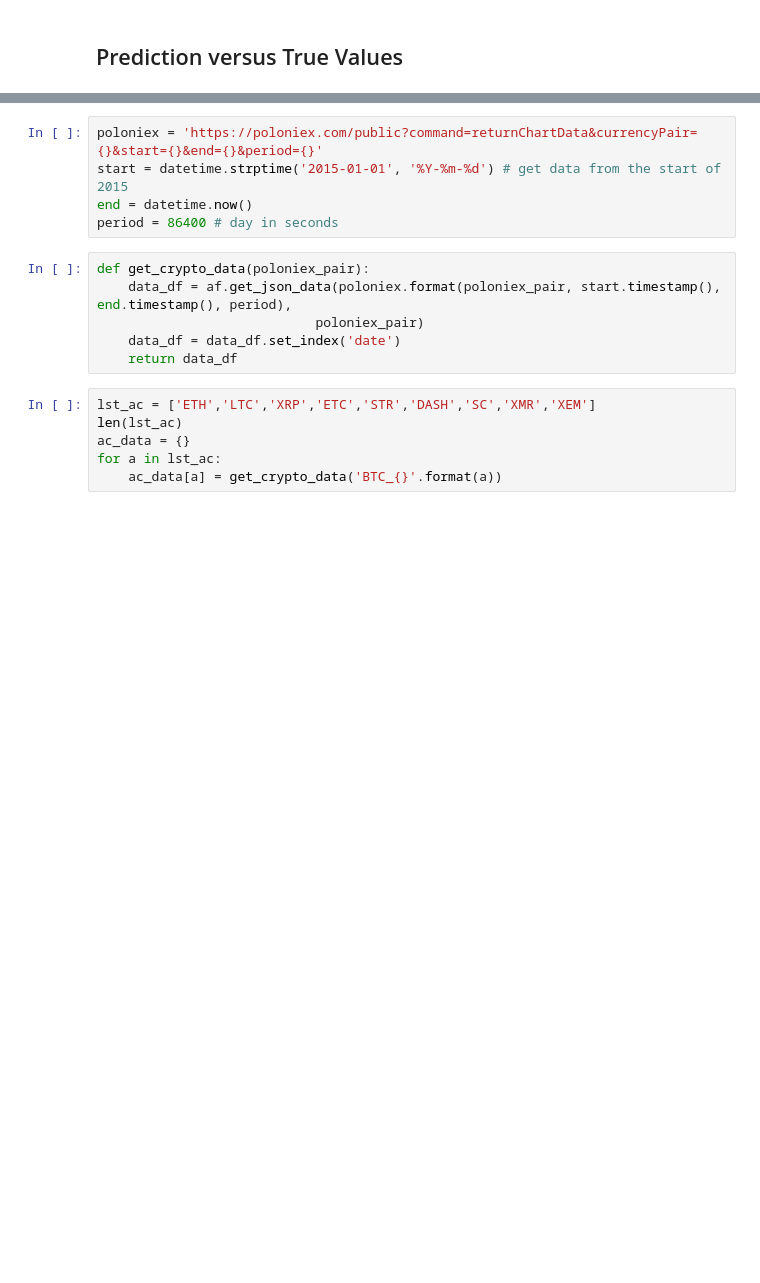
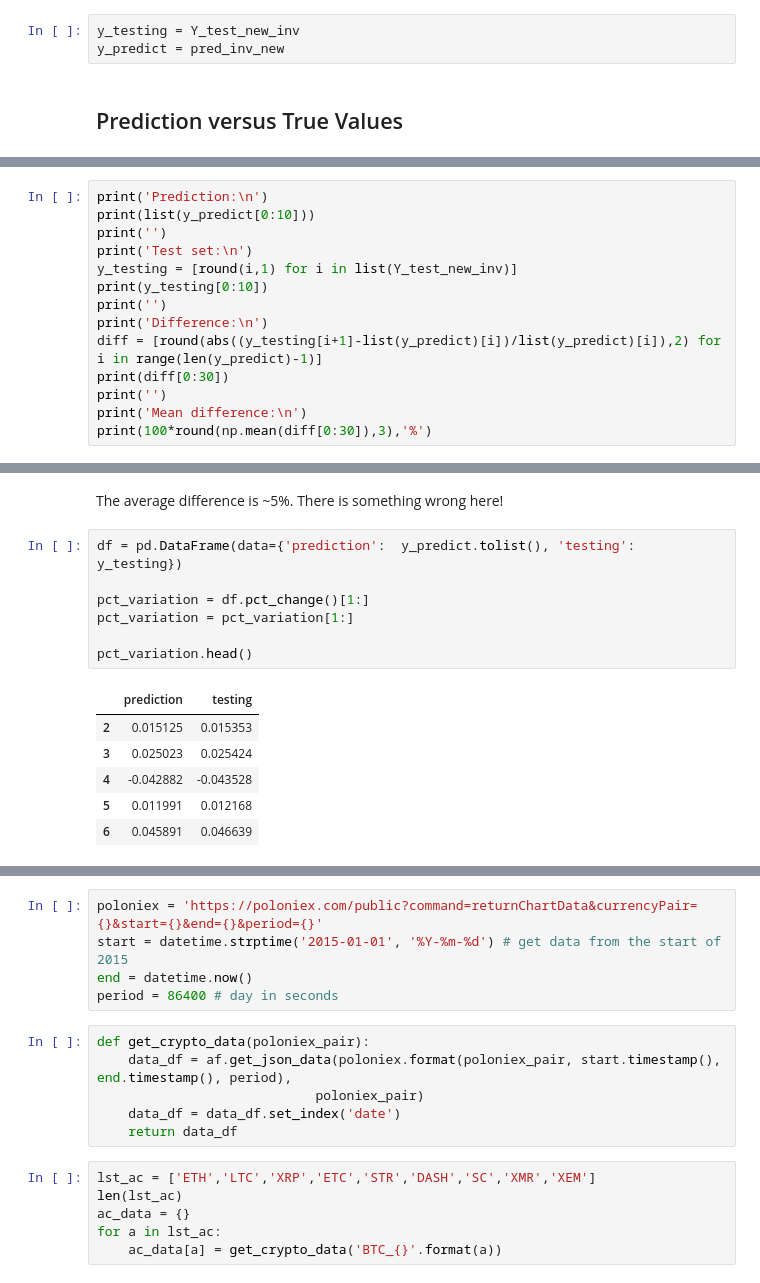
Before and after one commit to marcotav/deep-learning, a Jupyter notebook: bitcoin/notebooks/deep-learning-bitcoins-new.ipynb, the cells around one changed output, grey strips where cells are left out. Saved outputs shown, nothing was run; the diff lists cells and outputs as text; blank space fills up the shorter version.

```diff
--- a/bitcoin/notebooks/deep-learning-bitcoins-new.ipynb
+++ b/bitcoin/notebooks/deep-learning-bitcoins-new.ipynb
@@ -415,3 +408,6 @@ Test RMSE: 7507.078
+# %%
+y_testing = Y_test_new_inv
+y_predict = pred_inv_new
 # %% [markdown]
 ## Prediction versus True Values
 # %%
@@ -422,3 +418,17 @@ fig = dict(data=[af.prediction_vs_true(Y_test_new_inv,'Prediction'),af.predictio
 py.iplot(fig, filename='results')
 # %% [output]
 [interactive output not drawn]
+# %%
+print('Prediction:\n')
+print(list(y_predict[0:10]))
+print('')
+print('Test set:\n')
+y_testing = [round(i,1) for i in list(Y_test_new_inv)]
+print(y_testing[0:10])
+print('')
+print('Difference:\n')
+diff = [round(abs((y_testing[i+1]-list(y_predict)[i])/list(y_predict)[i]),2) for i in range(len(y_predict)-1)]
+print(diff[0:30])
+print('')
+print('Mean difference:\n')
+print(100*round(np.mean(diff[0:30]),3),'%')
@@ -424,0 +451,16 @@ py.iplot(fig, filename='results')
+# %% [markdown]
+The average difference is ~5%. There is something wrong here!
+# %%
+df = pd.DataFrame(data={'prediction':  y_predict.tolist(), 'testing': y_testing})
+
+pct_variation = df.pct_change()[1:]
+pct_variation = pct_variation[1:]
+
+pct_variation.head()
+# %% [output]
+|  | prediction | testing |
+| 2 | 0.015125 | 0.015353 |
+| 3 | 0.025023 | 0.025424 |
+| 4 | -0.042882 | -0.043528 |
+| 5 | 0.011991 | 0.012168 |
+| 6 | 0.045891 | 0.046639 |
```
Also changed, not shown: parts of 13 cells of this notebook.
